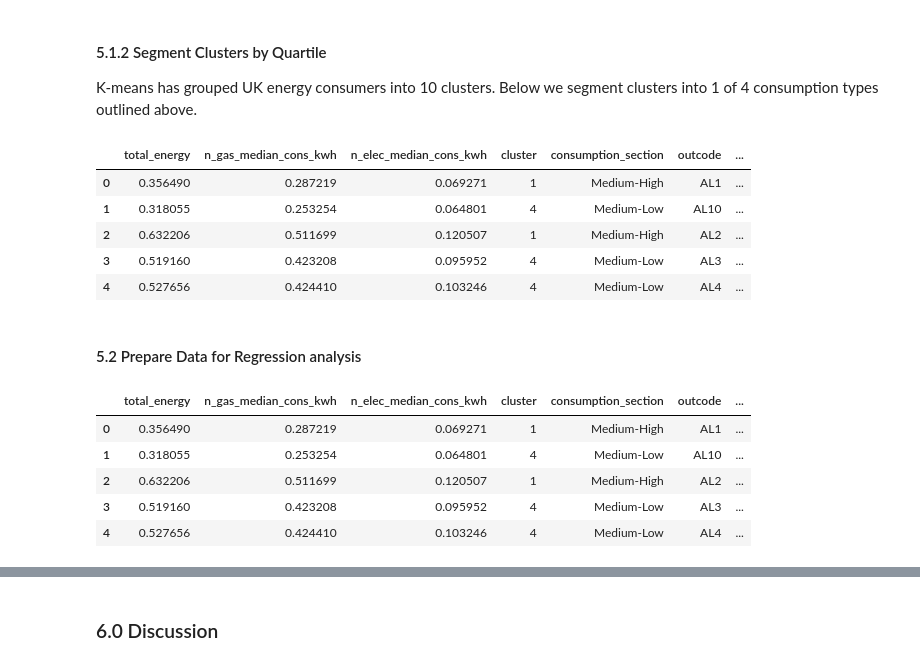
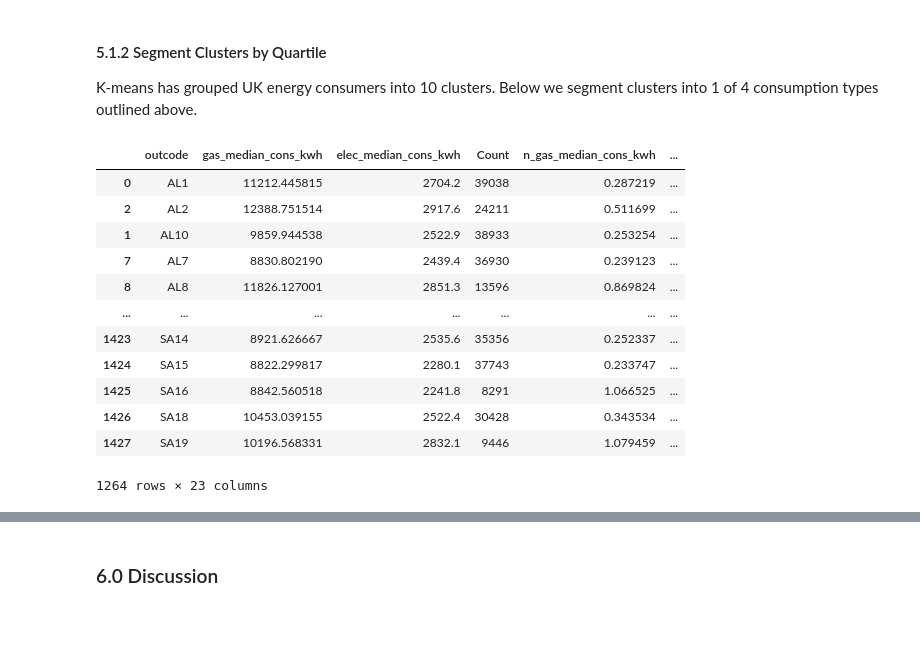
Before and after one commit to NikhilSDesai/SpatialDataScience, a Jupyter notebook: SDS_Analysis/CASA0006_FinalAssignment.ipynb, the cells around one changed output, grey strips where cells are left out. Cells and saved outputs as stored; diff of their text form; code cells hidden in the pictures; blank space fills up the shorter version.

Commit message:
First Draft Complete - w/ Disc & Analysis

```diff
--- a/SDS_Analysis/CASA0006_FinalAssignment.ipynb
+++ b/SDS_Analysis/CASA0006_FinalAssignment.ipynb
@@ -516,10 +570,10 @@ gdf = gpd.read_file('energycon.gpkg')
 # %%
 #init. values for the spatial clustering
-gdf['x'] = gdf.geometry.x
-gdf['y'] = gdf.geometry.y
+joined_df['x'] = joined_df.geometry.x
+joined_df['y'] = joined_df.geometry.y
 
 # prep data for clustering
-X = gdf[['n_gas_median_cons_kwh', 'n_elec_median_cons_kwh', 'x', 'y']]
+X = joined_df[['n_gas_median_cons_kwh', 'n_elec_median_cons_kwh', 'x', 'y']]
 
 # scale features
 scaler = StandardScaler()
@@ -584,14 +638,14 @@ The Elbow Method suggests a more gradual WCSS decrease from 10 clusters, while t
 # %%
-# 10 clusters
-optimal_clusters = 10
+# 7 clusters
+optimal_clusters = 7
 kmeans = KMeans(n_clusters=optimal_clusters, random_state=0)
 cluster_labels = kmeans.fit_predict(X_scaled)
 
 # cluster labels
-gdf['cluster'] = cluster_labels
+joined_df['cluster'] = cluster_labels
 
 fig, ax = plt.subplots(1, 1, figsize=(15, 10))
-gdf.plot(column='cluster', ax=ax, categorical=True, markersize=5, legend=True, legend_kwds={'title': "Cluster"})
+joined_df.plot(column='cluster', ax=ax, categorical=True, markersize=5, legend=True, legend_kwds={'title': "Cluster"})
 
 plt.title('Spatial Clustering of UK Energy Consumers')
 plt.xlabel('Longitude')
@@ -604,47 +658,41 @@ plt.show()
 K-means has grouped UK energy consumers into 10 clusters. Below we segment clusters into 1 of 4 consumption types outlined above.
 # %%
 # calc total energy cons.
-gdf['total_energy'] = gdf['n_gas_median_cons_kwh'] + gdf['n_elec_median_cons_kwh']
+joined_df['total_energy'] = joined_df['n_gas_median_cons_kwh'] + joined_df['n_elec_median_cons_kwh']
 
 # calc median total energy consumption for each cluster
-cluster_median = gdf.groupby('cluster')['total_energy'].median().sort_values()
+cluster_median = joined_df.groupby('cluster')['total_energy'].median().sort_values()
 
 # quartile cutoffs for total energy consumption among clusters
 quantiles = cluster_median.quantile([0.25, 0.5, 0.75])
 
 # to determine category based on quartiles
 def consumption_category(value):
     if value <= quantiles.iloc[0]:
         return 'Low'
     elif value <= quantiles.iloc[1]:
         return 'Medium-Low'
     elif value <= quantiles.iloc[2]:
         return 'Medium-High'
     else:
         return 'High'
 
 # map clusters to category
 cluster_to_category = cluster_median.map(consumption_category).to_dict()
-gdf['consumption_section'] = gdf['cluster'].map(cluster_to_category)
+joined_df['consumption_section'] = joined_df['cluster'].map(cluster_to_category)
 
-# print final df
-cluscon_gdf = gdf[['total_energy', 'n_gas_median_cons_kwh', 'n_elec_median_cons_kwh', 'cluster', 'consumption_section', 'outcode', 'geometry']]
-cluscon_gdf.head()
+joined_df
 # %% [output]
-|  | total_energy | n_gas_median_cons_kwh | n_elec_median_cons_kwh | cluster | consumption_section | outcode | ... |
-| 0 | 0.356490 | 0.287219 | 0.069271 | 1 | Medium-High | AL1 | ... |
-| 1 | 0.318055 | 0.253254 | 0.064801 | 4 | Medium-Low | AL10 | ... |
-| 2 | 0.632206 | 0.511699 | 0.120507 | 1 | Medium-High | AL2 | ... |
-| 3 | 0.519160 | 0.423208 | 0.095952 | 4 | Medium-Low | AL3 | ... |
-| 4 | 0.527656 | 0.424410 | 0.103246 | 4 | Medium-Low | AL4 | ... |
+|  | outcode | gas_median_cons_kwh | elec_median_cons_kwh | Count | n_gas_median_cons_kwh | ... |
+| 0 | AL1 | 11212.445815 | 2704.2 | 39038 | 0.287219 | ... |
+| 2 | AL2 | 12388.751514 | 2917.6 | 24211 | 0.511699 | ... |
+| 1 | AL10 | 9859.944538 | 2522.9 | 38933 | 0.253254 | ... |
+| 7 | AL7 | 8830.802190 | 2439.4 | 36930 | 0.239123 | ... |
+| 8 | AL8 | 11826.127001 | 2851.3 | 13596 | 0.869824 | ... |
+| ... | ... | ... | ... | ... | ... | ... |
+| 1423 | SA14 | 8921.626667 | 2535.6 | 35356 | 0.252337 | ... |
+| 1424 | SA15 | 8822.299817 | 2280.1 | 37743 | 0.233747 | ... |
+| 1425 | SA16 | 8842.560518 | 2241.8 | 8291 | 1.066525 | ... |
+| 1426 | SA18 | 10453.039155 | 2522.4 | 30428 | 0.343534 | ... |
+| 1427 | SA19 | 10196.568331 | 2832.1 | 9446 | 1.079459 | ... |
+1264 rows × 23 columns
-# %% [markdown]
-#### 5.2 Prepare Data for Regression analysis
-# %%
-cluscon_gdf.head()
-# %% [output]
-|  | total_energy | n_gas_median_cons_kwh | n_elec_median_cons_kwh | cluster | consumption_section | outcode | ... |
-| 0 | 0.356490 | 0.287219 | 0.069271 | 1 | Medium-High | AL1 | ... |
-| 1 | 0.318055 | 0.253254 | 0.064801 | 4 | Medium-Low | AL10 | ... |
-| 2 | 0.632206 | 0.511699 | 0.120507 | 1 | Medium-High | AL2 | ... |
-| 3 | 0.519160 | 0.423208 | 0.095952 | 4 | Medium-Low | AL3 | ... |
-| 4 | 0.527656 | 0.424410 | 0.103246 | 4 | Medium-Low | AL4 | ... |
```
Also changed, not shown: parts of 16 cells of this notebook, 2 other files.
